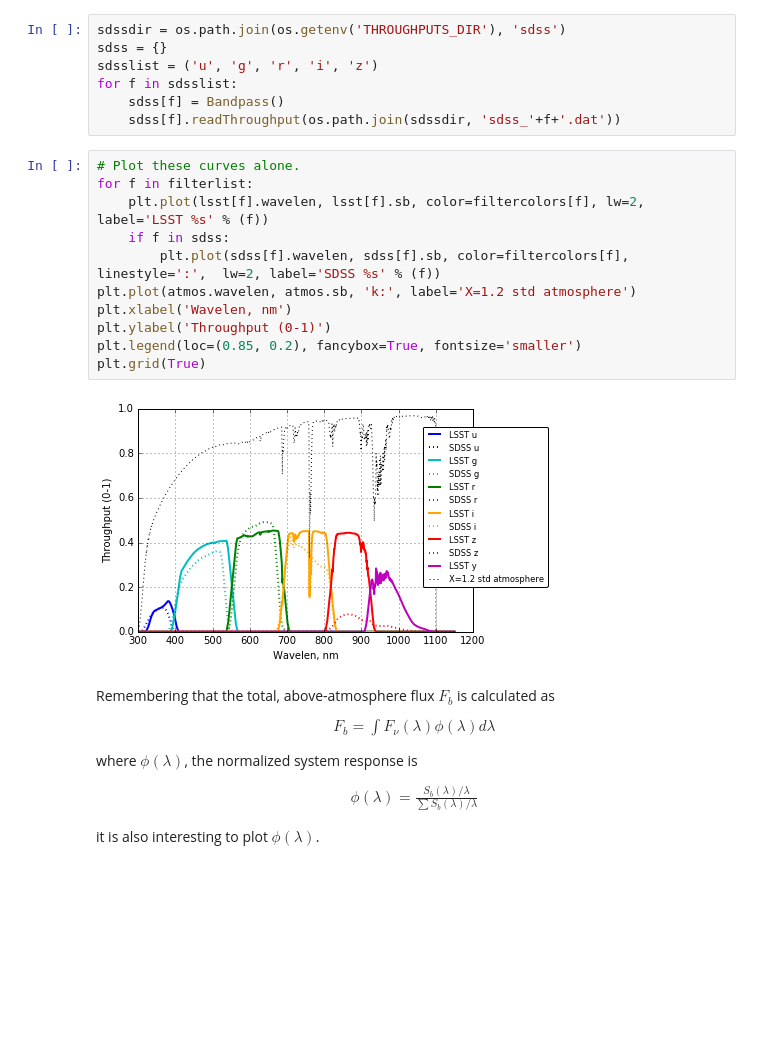
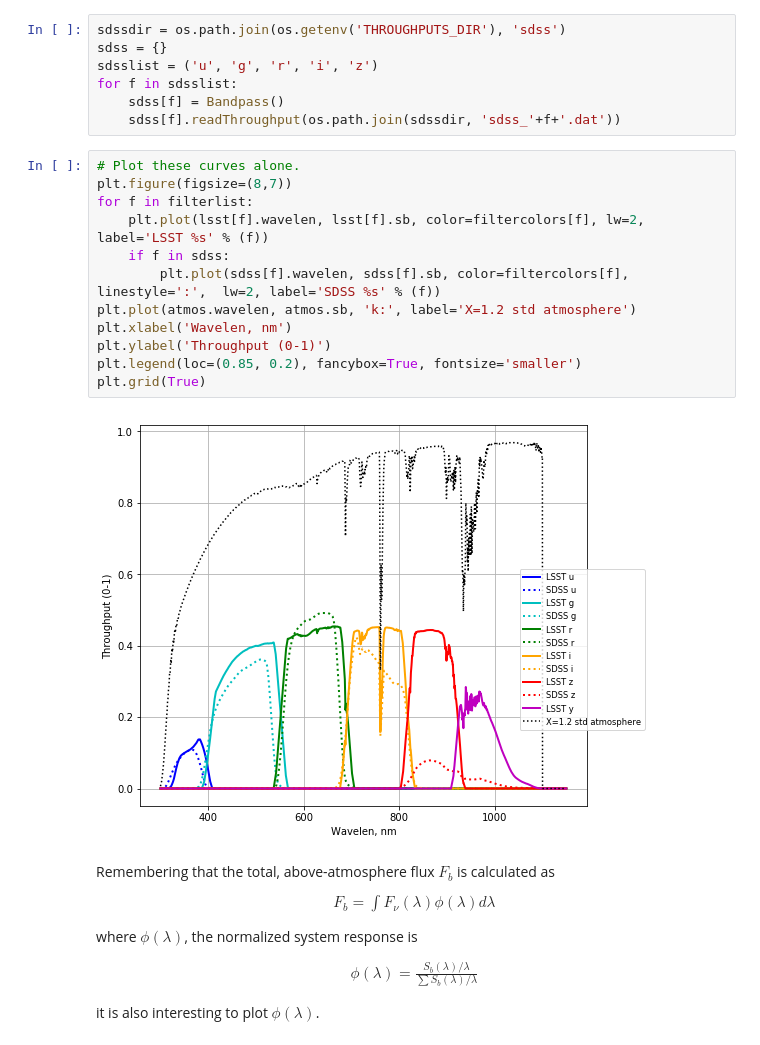
Before and after one commit to lsst/throughputs, a Jupyter notebook: examples/LSST Throughputs Curves.ipynb, the cells around one changed output. Drawn from its saved outputs; the diff is of its cells as text; blank space fills up the shorter version.

```diff
--- a/examples/LSST Throughputs Curves.ipynb
+++ b/examples/LSST Throughputs Curves.ipynb
@@ -64,17 +66,18 @@ for f in sdsslist:
     sdss[f].readThroughput(os.path.join(sdssdir, 'sdss_'+f+'.dat'))
 # %%
 # Plot these curves alone.
+plt.figure(figsize=(8,7))
 for f in filterlist:
     plt.plot(lsst[f].wavelen, lsst[f].sb, color=filtercolors[f], lw=2, label='LSST %s' % (f))
     if f in sdss:
         plt.plot(sdss[f].wavelen, sdss[f].sb, color=filtercolors[f], linestyle=':',  lw=2, label='SDSS %s' % (f))
 plt.plot(atmos.wavelen, atmos.sb, 'k:', label='X=1.2 std atmosphere')
 plt.xlabel('Wavelen, nm')
 plt.ylabel('Throughput (0-1)')
 plt.legend(loc=(0.85, 0.2), fancybox=True, fontsize='smaller')
 plt.grid(True)
 # %% [output]
-[figure, old version]
+[figure, new version]
 # %% [markdown]
 Remembering that the total, above-atmosphere flux $F_b$ is calculated as
 \begin{align}
```
Also changed, not shown: parts of 3 cells of this notebook, 2 other files.
